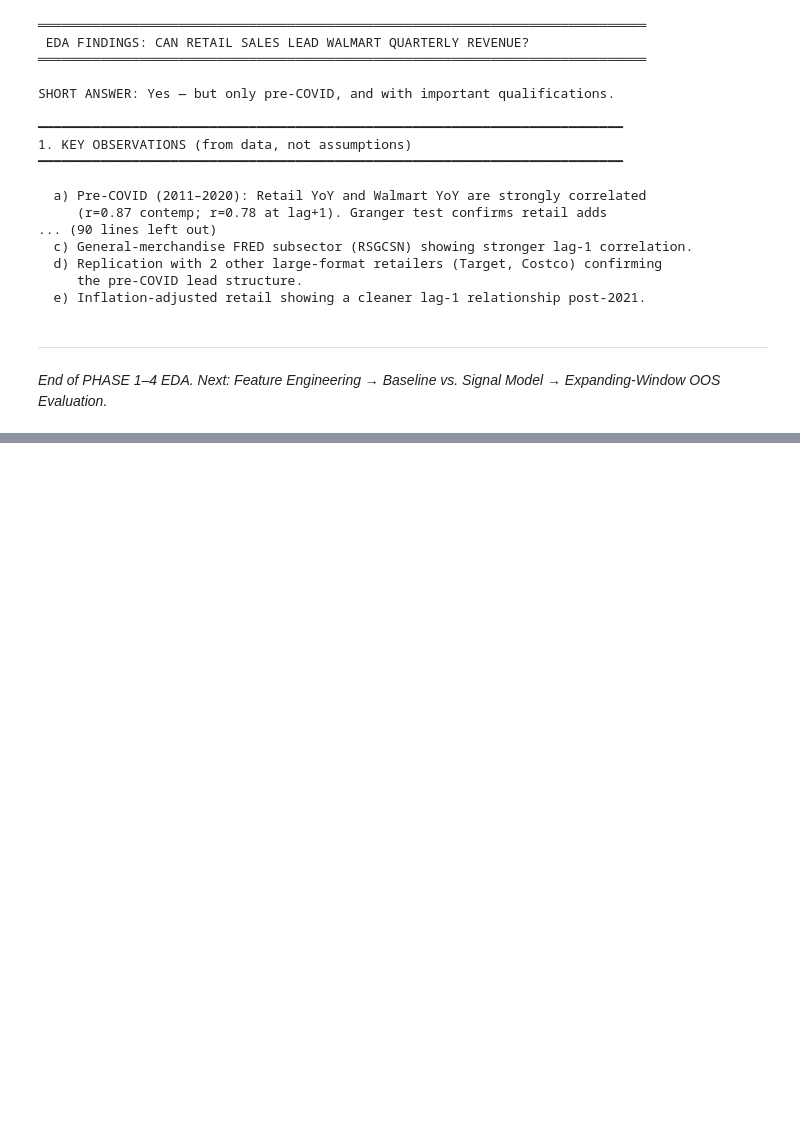
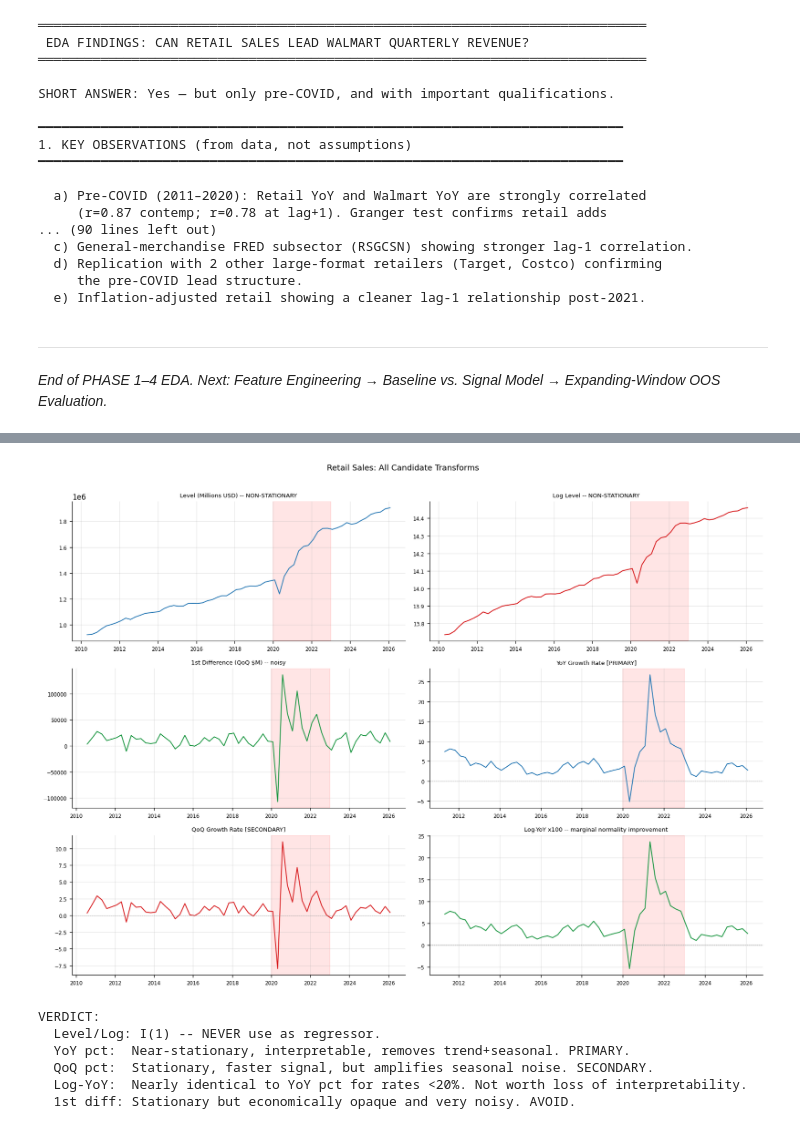
Before and after one commit to Pavan789bhanu/Analysis, a Jupyter notebook: analysis.ipynb, the cells around one changed output, grey strips where cells are left out. Saved outputs shown, nothing was run; the diff lists cells and outputs as text; code cells hidden in the pictures; blank space fills up the shorter version.

```diff
--- a/analysis.ipynb
+++ b/analysis.ipynb
@@ -1165,0 +1343,43 @@ SHORT ANSWER: Yes — but only pre-COVID, and with important qualifications.
+# %%
+# Visual comparison of transforms
+fig, axes = plt.subplots(3, 2, figsize=(14, 10))
+
+transform_specs = [
+    ("t_level",  "Level (Millions USD) -- NON-STATIONARY",          BLUE),
+    ("t_log",    "Log Level -- NON-STATIONARY",                     ORANGE),
+    ("t_diff1",  "1st Difference (QoQ $M) -- noisy",                GREEN),
+    ("t_yoy",    "YoY Growth Rate [PRIMARY]",                       BLUE),
+    ("t_qoq",    "QoQ Growth Rate [SECONDARY]",                     ORANGE),
+    ("t_logyoy", "Log-YoY x100 -- marginal normality improvement",  GREEN),
+]
+
+for ax, (col, label, color) in zip(axes.flatten(), transform_specs):
+    data = merged[["date", col]].dropna()
+    ax.plot(data["date"], data[col], color=color, linewidth=1.2)
+    if col not in ("t_level", "t_log"):
+        ax.axhline(0, color=GRAY, linewidth=0.5, linestyle="--")
+    ax.axvspan(pd.Timestamp("2020-01-01"), pd.Timestamp("2023-01-01"),
+               alpha=0.1, color="red")
+    ax.set_title(label, fontsize=8)
+    ax.xaxis.set_major_formatter(mdates.DateFormatter("%Y"))
+    ax.tick_params(labelsize=7)
+
+plt.suptitle("Retail Sales: All Candidate Transforms", fontsize=11, y=1.01)
+plt.tight_layout()
+plt.savefig("fig8_transforms.png", bbox_inches="tight")
+plt.show()
+
+print("VERDICT:")
+print("  Level/Log: I(1) -- NEVER use as regressor.")
+print("  YoY pct:  Near-stationary, interpretable, removes trend+seasonal. PRIMARY.")
+print("  QoQ pct:  Stationary, faster signal, but amplifies seasonal noise. SECONDARY.")
+print("  Log-YoY:  Nearly identical to YoY pct for rates <20%. Not worth loss of interpretability.")
+print("  1st diff: Stationary but economically opaque and very noisy. AVOID.")
+# %% [output]
+[figure, added]
+VERDICT:
+  Level/Log: I(1) -- NEVER use as regressor.
+  YoY pct:  Near-stationary, interpretable, removes trend+seasonal. PRIMARY.
+  QoQ pct:  Stationary, faster signal, but amplifies seasonal noise. SECONDARY.
+  Log-YoY:  Nearly identical to YoY pct for rates <20%. Not worth loss of interpretability.
+  1st diff: Stationary but economically opaque and very noisy. AVOID.
```
Also changed, not shown: parts of 22 cells of this notebook, 5 other files.
